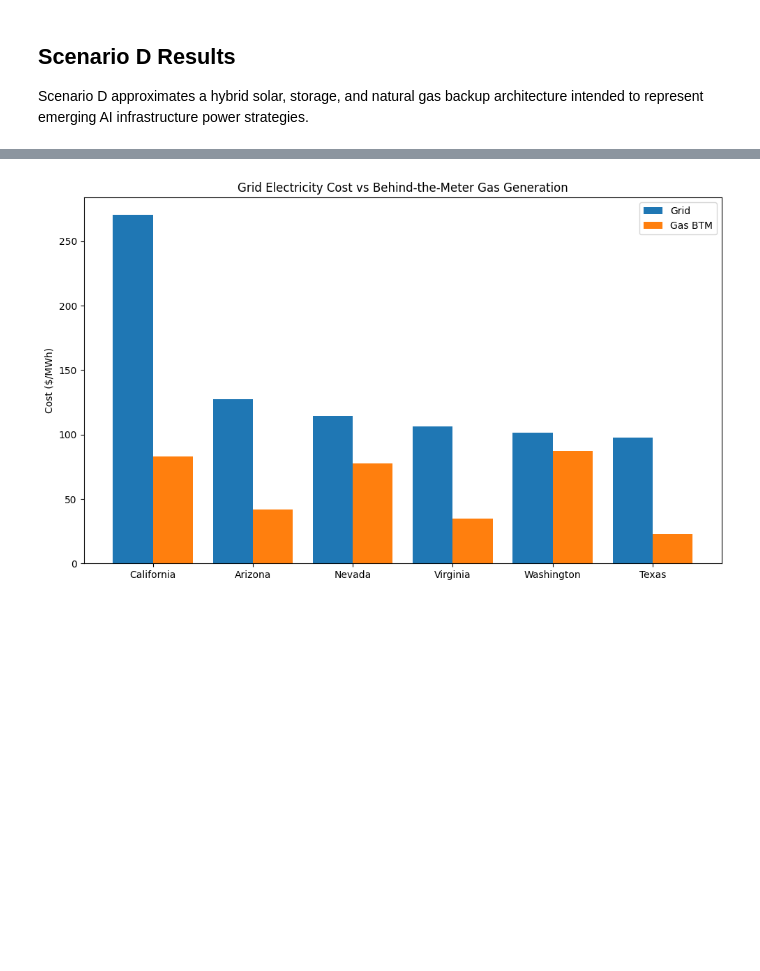
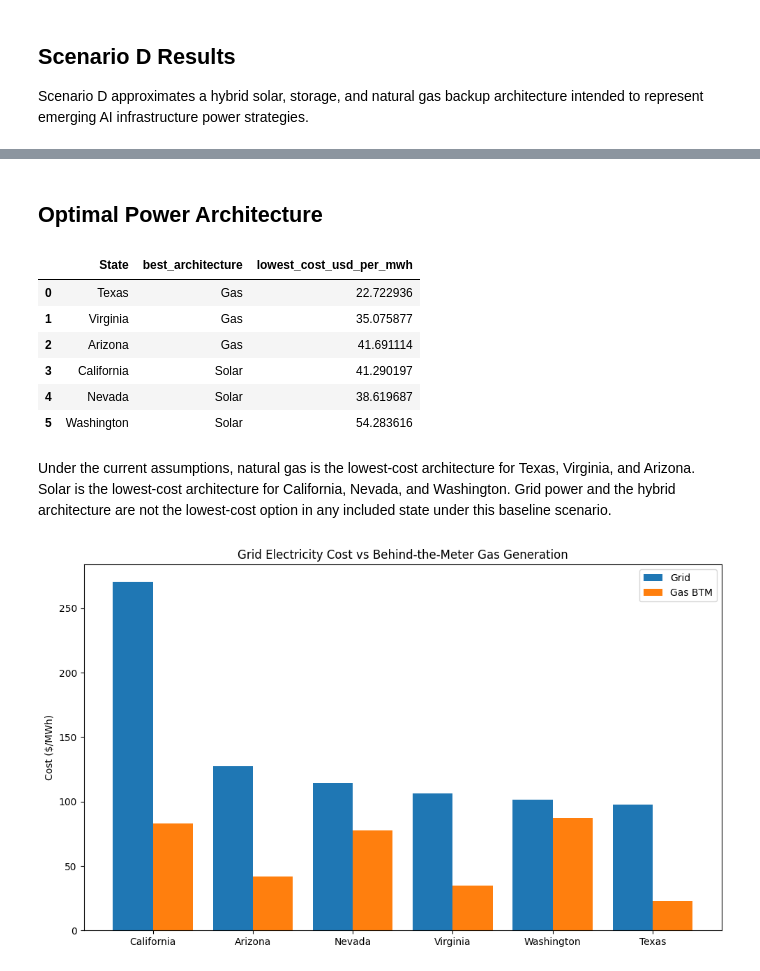
Before and after one commit to finnrcase/ai-infrastructure-economics, a Jupyter notebook: notebooks/05_behind_the_meter.ipynb, the cells around one changed output, grey strips where cells are left out. Cells and saved outputs as stored; diff of their text form; code cells hidden in the pictures; blank space fills up the shorter version.

Commit message:
Fix hybrid architecture comparison and add optimal power architecture results

```diff
--- a/notebooks/05_behind_the_meter.ipynb
+++ b/notebooks/05_behind_the_meter.ipynb
@@ -256,6 +275,55 @@ btm_cost_comparison[
 | 3 | California | 270.4 | 83.205096 | 41.290197 | 73.056157 |
 | 4 | Nevada | 114.7 | 77.872406 | 38.619687 | 69.320775 |
 | 5 | Washington | 101.3 | 87.592753 | 54.283616 | 82.607271 |
+# %% [markdown]
+## Optimal Power Architecture
+# %%
+comparison_cols = [
+    "grid_cost_usd_per_mwh",
+    "gas_cost_usd_per_mwh",
+    "solar_cost_usd_per_mwh",
+    "hybrid_cost_usd_per_mwh"
+]
+
+architecture_results = btm_cost_comparison.copy()
+
+architecture_results["lowest_cost_usd_per_mwh"] = (
+    architecture_results[comparison_cols]
+    .min(axis=1)
+)
+
+architecture_results["best_architecture"] = (
+    architecture_results[comparison_cols]
+    .idxmin(axis=1)
+)
+
+architecture_results["best_architecture"] = (
+    architecture_results["best_architecture"]
+    .replace({
+        "grid_cost_usd_per_mwh": "Grid",
+        "gas_cost_usd_per_mwh": "Gas",
+        "solar_cost_usd_per_mwh": "Solar",
+        "hybrid_cost_usd_per_mwh": "Hybrid"
+    })
+)
+
+architecture_results[
+    [
+        "State",
+        "best_architecture",
+        "lowest_cost_usd_per_mwh"
+    ]
+]
+# %% [output]
+|  | State | best_architecture | lowest_cost_usd_per_mwh |
+| 0 | Texas | Gas | 22.722936 |
+| 1 | Virginia | Gas | 35.075877 |
+| 2 | Arizona | Gas | 41.691114 |
+| 3 | California | Solar | 41.290197 |
+| 4 | Nevada | Solar | 38.619687 |
+| 5 | Washington | Solar | 54.283616 |
+# %% [markdown]
+Under the current assumptions, natural gas is the lowest-cost architecture for Texas, Virginia, and Arizona. Solar is the lowest-cost architecture for California, Nevada, and Washington. Grid power and the hybrid architecture are not the lowest-cost option in any included state under this baseline scenario.
 # %%
 import matplotlib.pyplot as plt
 
```
Also changed, not shown: parts of 1 cell of this notebook.
